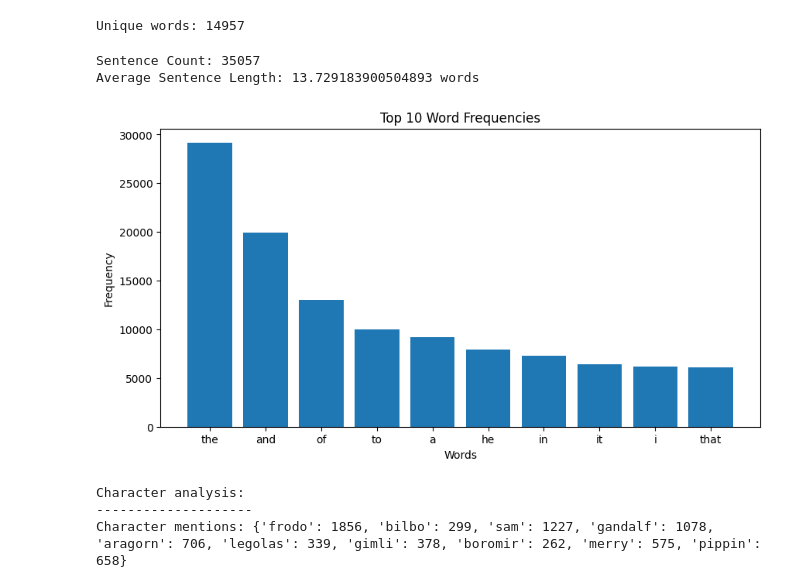
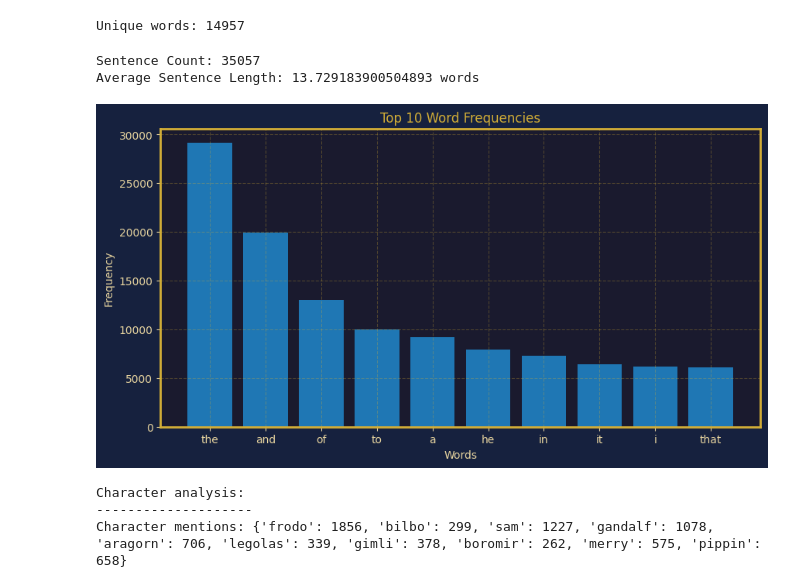
Before and after one commit to LaraN01/CAS_NLP, a Jupyter notebook: Projects/Corpus_task.ipynb, the cells around one changed output. Drawn from its saved outputs; the diff is of its cells as text; code cells hidden in the pictures.

Commit message:
plot update

```diff
--- a/Projects/Corpus_task.ipynb
+++ b/Projects/Corpus_task.ipynb
@@ -957,23 +957,24 @@ Unique words: 14957
 # %%
 blob = TextBlob(combined_text)
 sentences = blob.sentences
 sentence_count = len(sentences)
 print(f"Sentence Count: {sentence_count}")
 sentence_lengths = [len(sentence.words) for sentence in sentences]
 average_sentence_length = sum(sentence_lengths) / sentence_count
 print(f"Average Sentence Length: {average_sentence_length} words")
 
 # Code to plot the Frequency Distribution
 plt.figure(figsize=(10, 5))
 plt.bar(*zip(*word_freq.most_common(10)))
 plt.title("Top 10 Word Frequencies")
 plt.xlabel("Words")
 plt.ylabel("Frequency")
+u.tolkienize_plot()
 plt.show()
 # %% [output]
 Sentence Count: 35057
 Average Sentence Length: 13.729183900504893 words
-[figure, old version]
+[figure, new version]
 # %%
 print('Character analysis:')
 print("-"*20)
```
